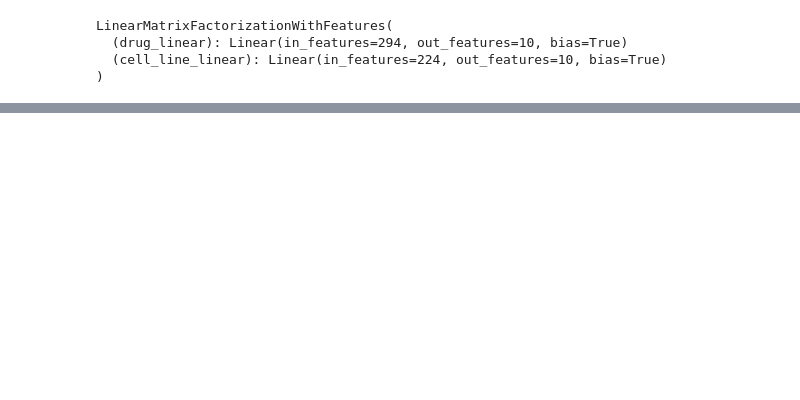
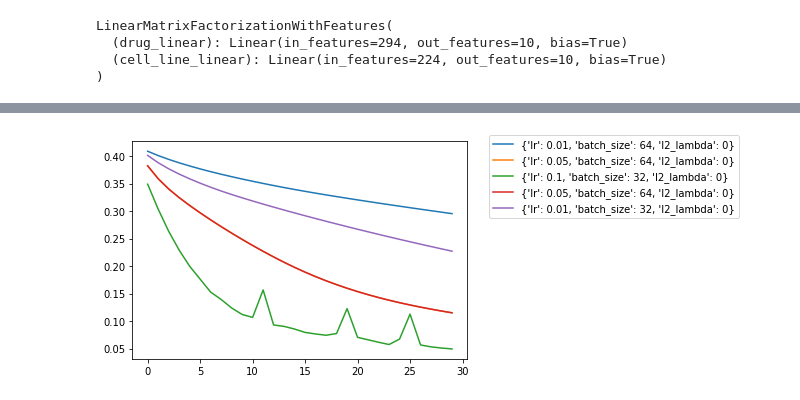
Before and after one commit to kkoras/rec-system-for-drug-response, a Jupyter notebook: Scripts/Prototypes and baseline models/linear_model_KINOMEscan_data.ipynb, the cells around one changed output, grey strips where cells are left out. Saved outputs shown, nothing was run; the diff lists cells and outputs as text; code cells hidden in the pictures; blank space fills up the shorter version.

```diff
--- a/Scripts/Prototypes and baseline models/linear_model_KINOMEscan_data.ipynb
+++ b/Scripts/Prototypes and baseline models/linear_model_KINOMEscan_data.ipynb
@@ -988,4 +1075,0 @@ for d in dfs.values():
-# %%
-for k in dfs:
-    df = dfs[k]
-    break
@@ -1016,2 +1075,0 @@ df
-# %%
-df = analysis.dataframe()
@@ -1043,0 +1087,10 @@ Index(['config/lr', 'config/momentum', 'date', 'done', 'episodes_total',
+# %%
+metric = "train_rmse"
+for trial in analysis.trials:
+    df = analysis.trial_dataframes[trial.logdir]
+    plt.plot(df["training_iteration"], df[metric], label=str(trial.config))
+
+plt.legend(bbox_to_anchor=(1.05, 1.05))
+plt.show()
+# %% [output]
+[figure, added]
```
Also changed, not shown: parts of 37 cells of this notebook, 1 other file.
